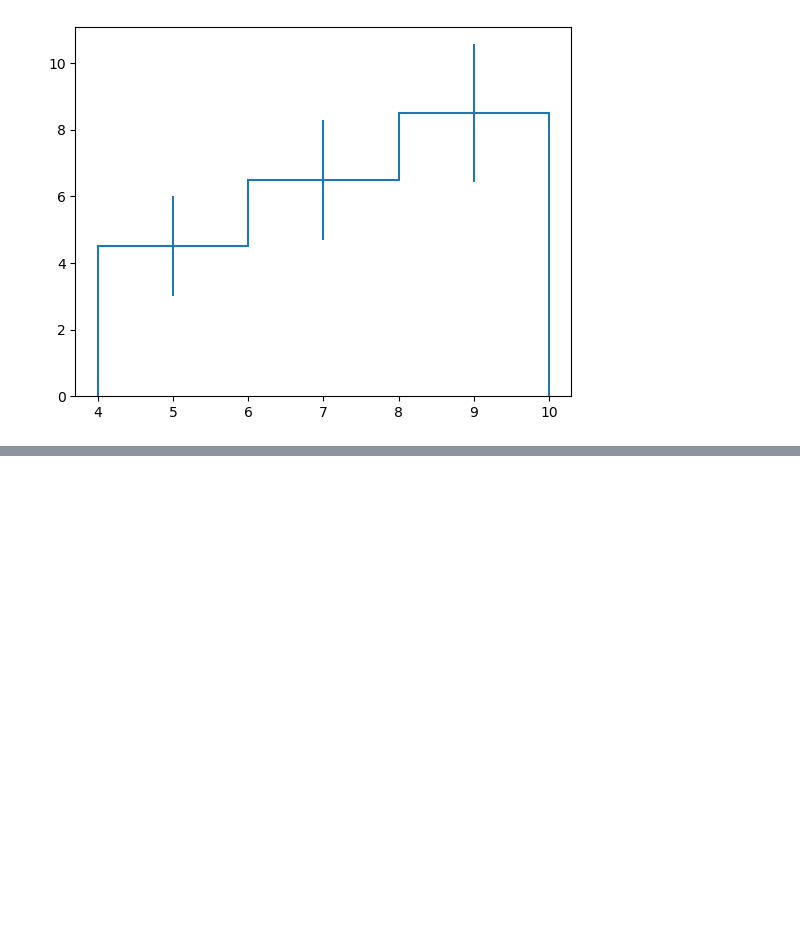
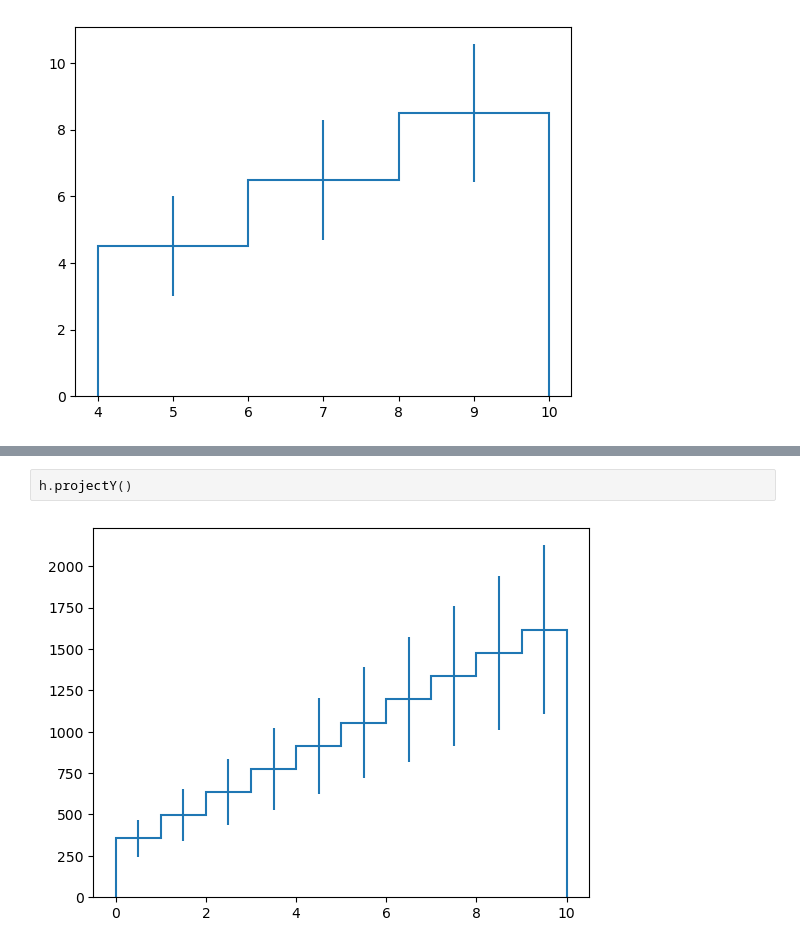
Before and after one commit to APN-Pucky/babyyoda, a Jupyter notebook: debug/project.ipynb, the cells around one changed output, grey strips where cells are left out. Drawn from its saved outputs; the diff is of its cells as text; blank space fills up the shorter version.

```diff
--- a/debug/project.ipynb
+++ b/debug/project.ipynb
@@ -46,0 +39,4 @@ plt.show()
+# %%
+h.projectY()
+# %% [output]
+[figure, added]
```
Also changed, not shown: parts of 12 cells of this notebook, 14 other files.
